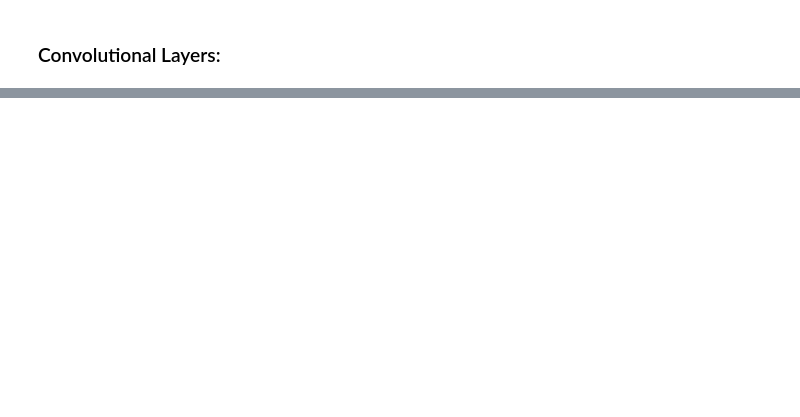
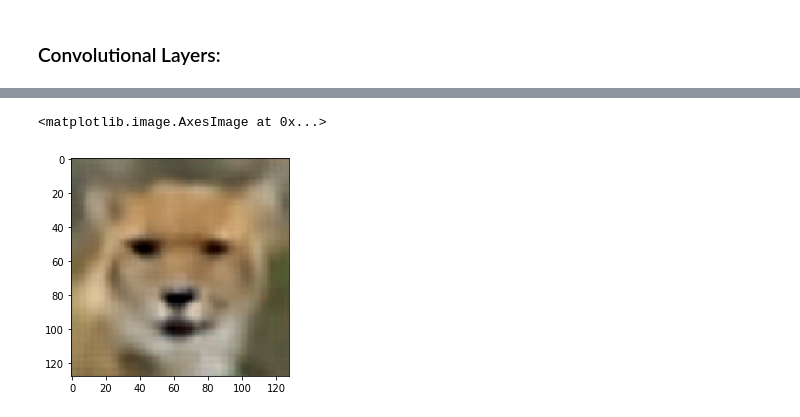
Before and after one commit to kggold4/final-project-deep-learning-image-inpainting, a Jupyter notebook: P3_neural_network_tensorflow_autocoder.ipynb, the cells around one changed output, grey strips where cells are left out. Cells and saved outputs as stored; diff of their text form; code cells hidden in the pictures; blank space fills up the shorter version.

```diff
--- a/P3_neural_network_tensorflow_autocoder.ipynb
+++ b/P3_neural_network_tensorflow_autocoder.ipynb
@@ -117,0 +114,13 @@ _________________________________________________________________
+# %%
+
+optimizer = tf.keras.optimizers.Adam(lr = 0.001,decay=1e-6)
+autoencode.compile(optimizer=optimizer, loss=tf.keras.losses.MeanSquaredError())
+# %%
+
+from tensorflow.python.ops.numpy_ops import np_config
+np_config.enable_numpy_behavior()
+
+autoencode.fit(train_xs, train_xs,
+                epochs=50,
+                shuffle=True,
+                batch_size=30)
@@ -117,0 +146,10 @@ _________________________________________________________________
+# %%
+
+
+
+ry = autoencode.predict(test_xs[524].reshape(-1,128,128,3))
+ry[0][0][1]
+plt.imshow(ry.reshape(128,128,3),cmap='gray')
+# %% [output]
+<matplotlib.image.AxesImage at 0x...>
+[figure, added]
```
Also changed, not shown: parts of 22 cells of this notebook, 1 other file.
